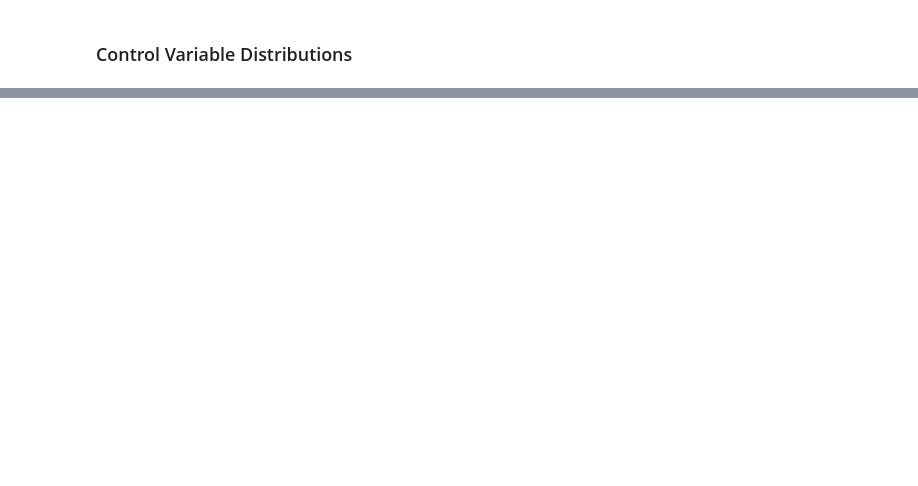
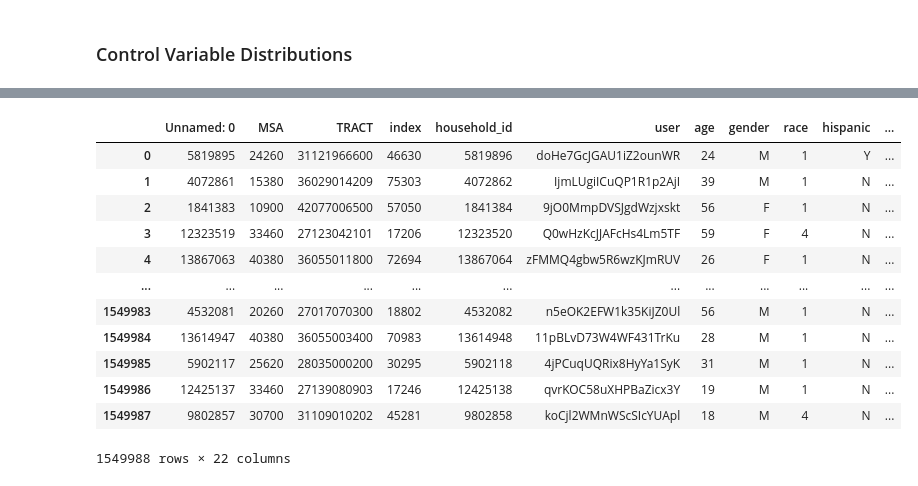
Before and after one commit to zackAemmer/scoot, a Jupyter notebook: compare_synthetic_populations_survey.ipynb, the cells around one changed output, grey strips where cells are left out. Drawn from its saved outputs; the diff is of its cells as text; code cells hidden in the pictures; blank space fills up the shorter version.

```diff
--- a/compare_synthetic_populations_survey.ipynb
+++ b/compare_synthetic_populations_survey.ipynb
@@ -94,3 +83,19 @@ random_tract_comparisons
+# %%
+popsim_sample
+# %% [output]
+|  | Unnamed: 0 | MSA | TRACT | index | household_id | user | age | gender | race | hispanic | ... |
+| 0 | 5819895 | 24260 | 31121966600 | 46630 | 5819896 | doHe7GcJGAU1iZ2ounWR | 24 | M | 1 | Y | ... |
+| 1 | 4072861 | 15380 | 36029014209 | 75303 | 4072862 | IjmLUgiICuQP1R1p2AjI | 39 | M | 1 | N | ... |
+| 2 | 1841383 | 10900 | 42077006500 | 57050 | 1841384 | 9jO0MmpDVSJgdWzjxskt | 56 | F | 1 | N | ... |
+| 3 | 12323519 | 33460 | 27123042101 | 17206 | 12323520 | Q0wHzKcJJAFcHs4Lm5TF | 59 | F | 4 | N | ... |
+| 4 | 13867063 | 40380 | 36055011800 | 72694 | 13867064 | zFMMQ4gbw5R6wzKJmRUV | 26 | F | 1 | N | ... |
+| ... | ... | ... | ... | ... | ... | ... | ... | ... | ... | ... | ... |
+| 1549983 | 4532081 | 20260 | 27017070300 | 18802 | 4532082 | n5eOK2EFW1k35KiJZ0Ul | 56 | M | 1 | N | ... |
+| 1549984 | 13614947 | 40380 | 36055003400 | 70983 | 13614948 | 11pBLvD73W4WF431TrKu | 28 | M | 1 | N | ... |
+| 1549985 | 5902117 | 25620 | 28035000200 | 30295 | 5902118 | 4jPCuqUQRix8HyYa1SyK | 31 | M | 1 | N | ... |
+| 1549986 | 12425137 | 33460 | 27139080903 | 17246 | 12425138 | qvrKOC58uXHPBaZicx3Y | 19 | M | 1 | N | ... |
+| 1549987 | 9802857 | 30700 | 31109010202 | 45281 | 9802858 | koCjl2WMnWScSIcYUApl | 18 | M | 4 | N | ... |
+1549988 rows × 22 columns
 # %%
 # Generate Barplot Distributions
 fig, axes = plt.subplots(nrows=4, ncols=2, figsize=(10,10))
```
Also changed, not shown: parts of 4 cells of this notebook, 1 other file.
